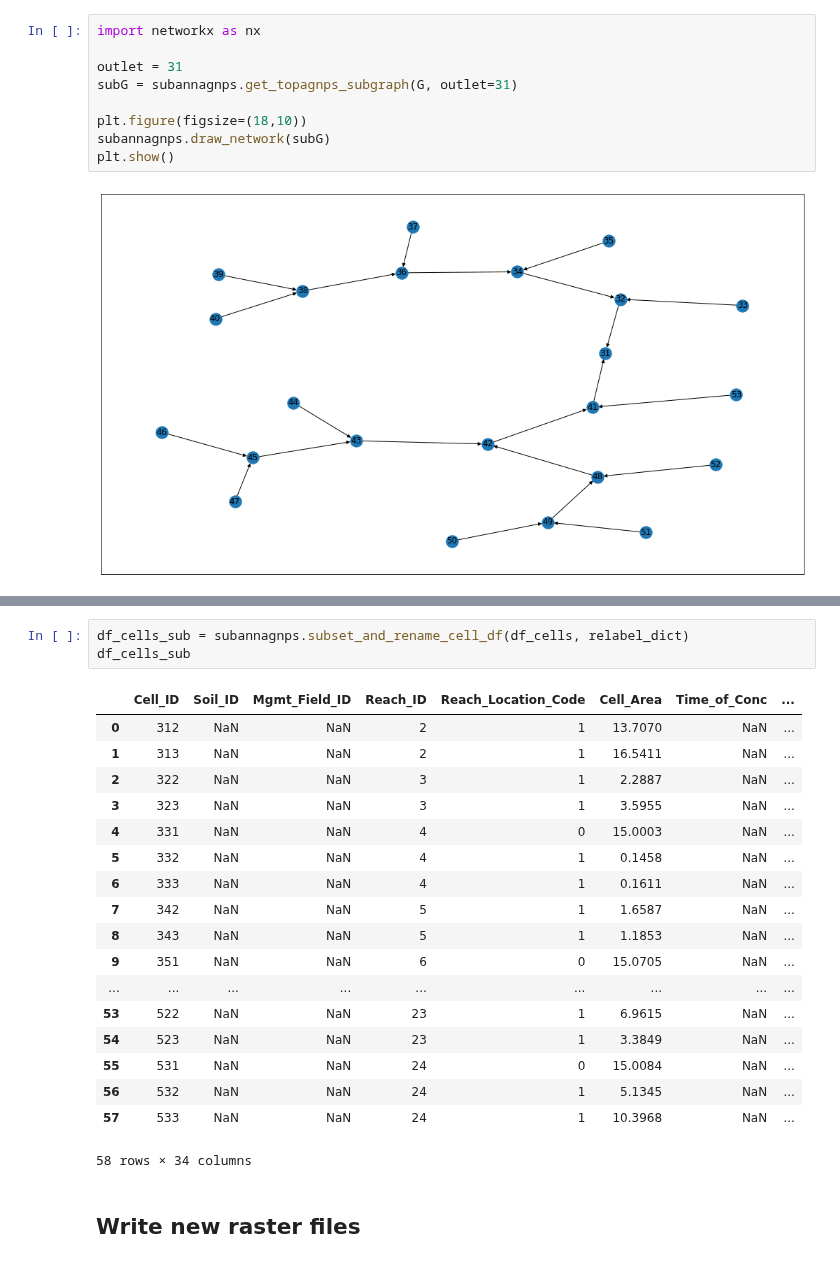
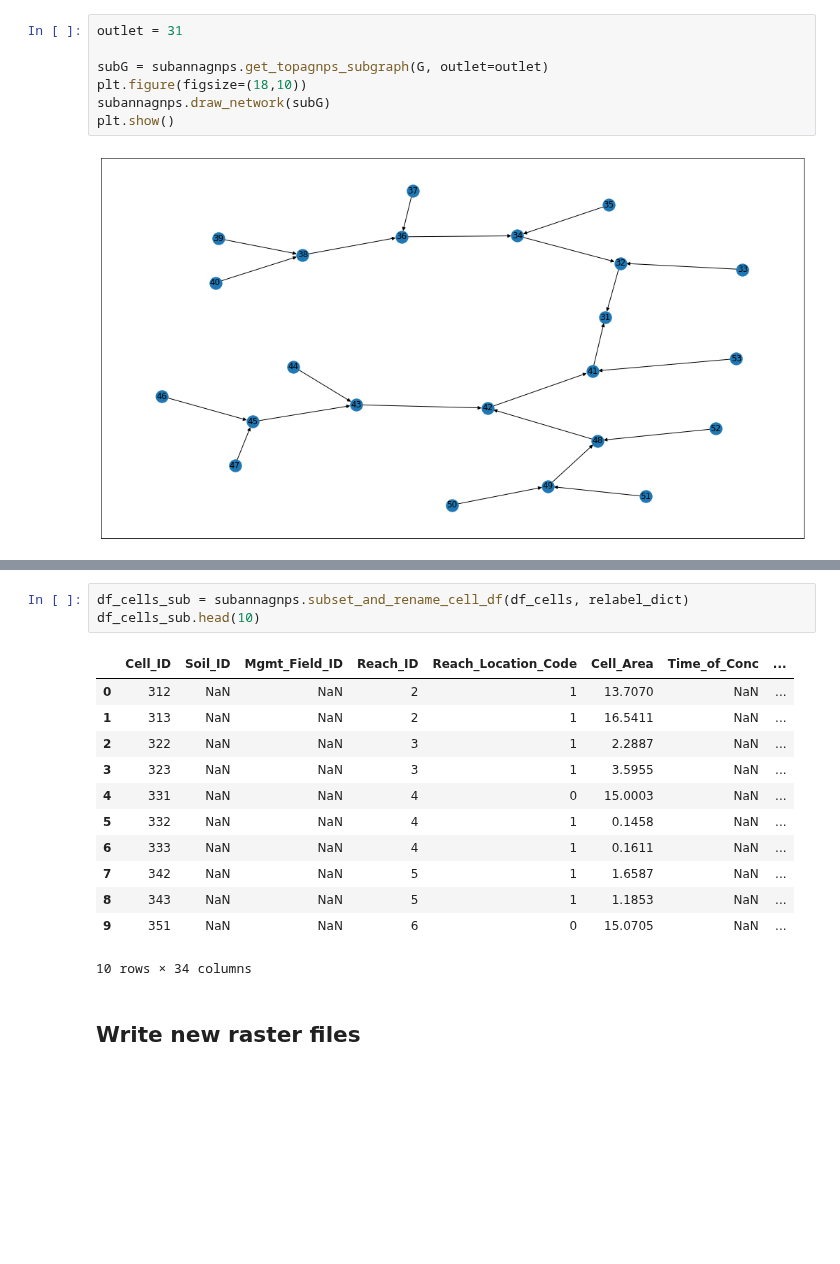
Before and after one commit to LucRSquared/pyagnps, a Jupyter notebook: src/notebooks/subannagnps.ipynb, the cells around one changed output, grey strips where cells are left out. Saved outputs shown, nothing was run; the diff lists cells and outputs as text; blank space fills up the shorter version.

```diff
--- a/src/notebooks/subannagnps.ipynb
+++ b/src/notebooks/subannagnps.ipynb
@@ -68,9 +71,7 @@ plt.show()
 # %%
-import networkx as nx
+outlet = 31
 
-outlet = 31
-subG = subannagnps.get_topagnps_subgraph(G, outlet=31)
-
+subG = subannagnps.get_topagnps_subgraph(G, outlet=outlet)
 plt.figure(figsize=(18,10))
 subannagnps.draw_network(subG)
 plt.show()
@@ -112,25 +116,19 @@ df_reaches_sub
 # %%
 df_cells_sub = subannagnps.subset_and_rename_cell_df(df_cells, relabel_dict)
-df_cells_sub
+df_cells_sub.head(10)
 # %% [output]
 |  | Cell_ID | Soil_ID | Mgmt_Field_ID | Reach_ID | Reach_Location_Code | Cell_Area | Time_of_Conc | ... |
 | 0 | 312 | NaN | NaN | 2 | 1 | 13.7070 | NaN | ... |
 | 1 | 313 | NaN | NaN | 2 | 1 | 16.5411 | NaN | ... |
 | 2 | 322 | NaN | NaN | 3 | 1 | 2.2887 | NaN | ... |
 | 3 | 323 | NaN | NaN | 3 | 1 | 3.5955 | NaN | ... |
 | 4 | 331 | NaN | NaN | 4 | 0 | 15.0003 | NaN | ... |
 | 5 | 332 | NaN | NaN | 4 | 1 | 0.1458 | NaN | ... |
 | 6 | 333 | NaN | NaN | 4 | 1 | 0.1611 | NaN | ... |
 | 7 | 342 | NaN | NaN | 5 | 1 | 1.6587 | NaN | ... |
 | 8 | 343 | NaN | NaN | 5 | 1 | 1.1853 | NaN | ... |
 | 9 | 351 | NaN | NaN | 6 | 0 | 15.0705 | NaN | ... |
-| ... | ... | ... | ... | ... | ... | ... | ... | ... |
-| 53 | 522 | NaN | NaN | 23 | 1 | 6.9615 | NaN | ... |
-| 54 | 523 | NaN | NaN | 23 | 1 | 3.3849 | NaN | ... |
-| 55 | 531 | NaN | NaN | 24 | 0 | 15.0084 | NaN | ... |
-| 56 | 532 | NaN | NaN | 24 | 1 | 5.1345 | NaN | ... |
-| 57 | 533 | NaN | NaN | 24 | 1 | 10.3968 | NaN | ... |
-58 rows × 34 columns
+10 rows × 34 columns
 # %% [markdown]
 ## Write new raster files
 # %%
```
Also changed, not shown: parts of 9 cells of this notebook, 1 other file.
